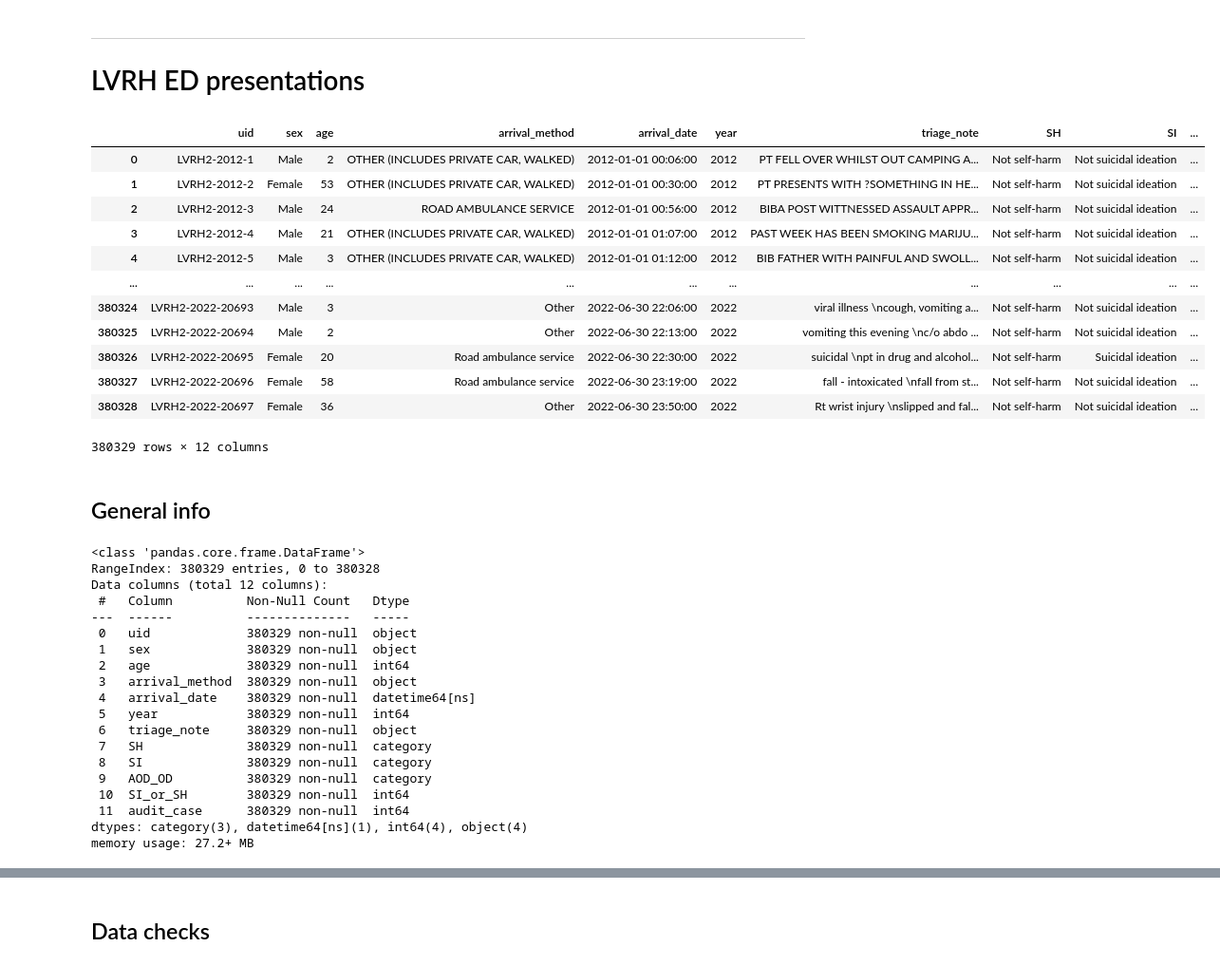
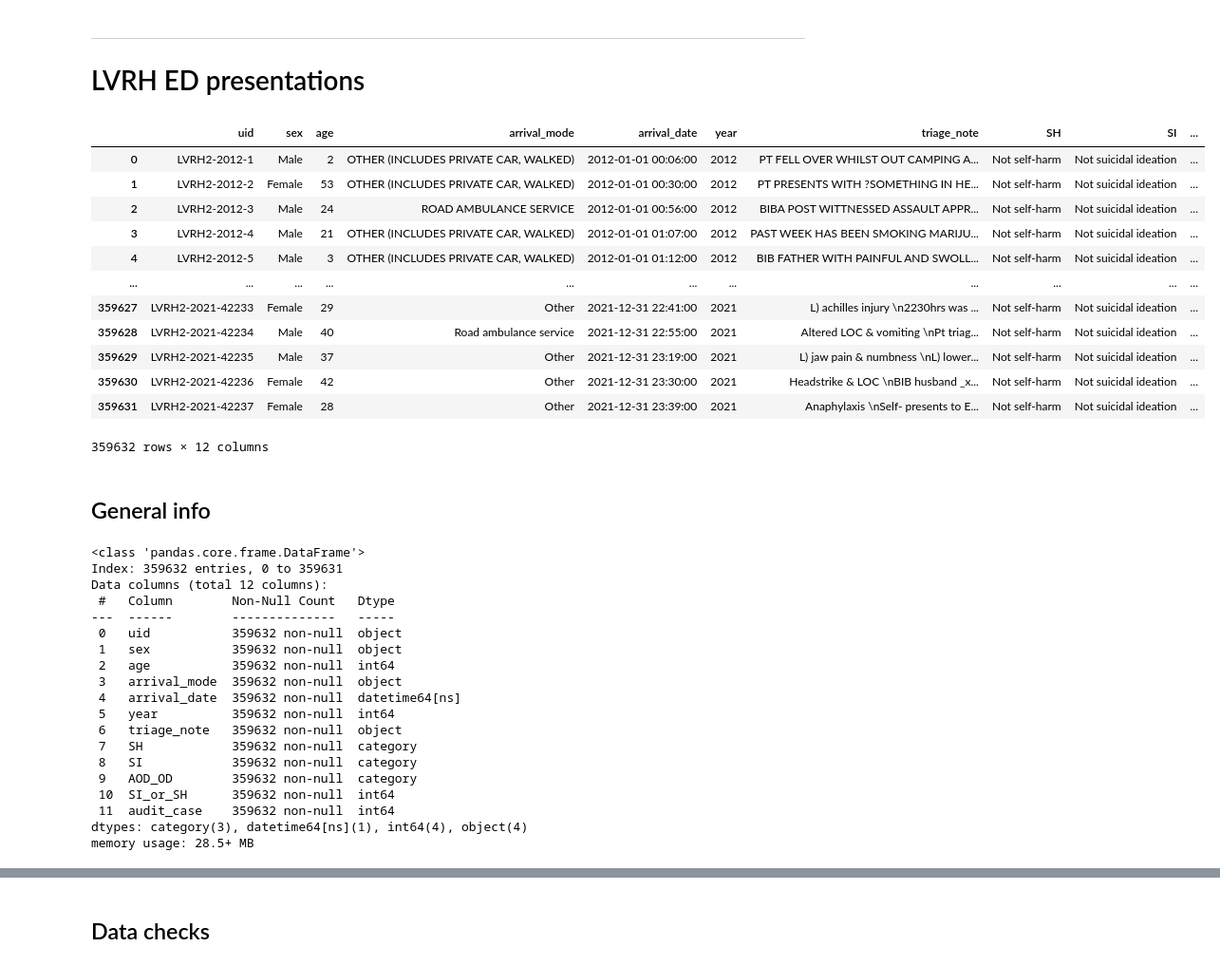
Before and after one commit to vlada-rozova/self-harm-triage-notes, a Jupyter notebook: notebooks/1b-clean-eda-lvrh.ipynb, the cells around one changed output, grey strips where cells are left out. Shown at 95% size. Saved outputs shown, nothing was run; the diff lists cells and outputs as text; code cells hidden in the pictures.

```diff
--- a/notebooks/1b-clean-eda-lvrh.ipynb
+++ b/notebooks/1b-clean-eda-lvrh.ipynb
@@ -29,45 +29,46 @@ ___
 # %%
 # Load data
 lvrh = pd.read_parquet(interim_data_dir / "lvrh_2012_2022.parquet", engine="pyarrow")
+lvrh = lvrh[lvrh.year < 2022].copy()
 lvrh
 # %% [output]
-|  | uid | sex | age | arrival_method | arrival_date | year | triage_note | SH | SI | ... |
+|  | uid | sex | age | arrival_mode | arrival_date | year | triage_note | SH | SI | ... |
 | 0 | LVRH2-2012-1 | Male | 2 | OTHER (INCLUDES PRIVATE CAR, WALKED) | 2012-01-01 00:06:00 | 2012 | PT FELL OVER WHILST OUT CAMPING A... | Not self-harm | Not suicidal ideation | ... |
 | 1 | LVRH2-2012-2 | Female | 53 | OTHER (INCLUDES PRIVATE CAR, WALKED) | 2012-01-01 00:30:00 | 2012 | PT PRESENTS WITH ?SOMETHING IN HE... | Not self-harm | Not suicidal ideation | ... |
 | 2 | LVRH2-2012-3 | Male | 24 | ROAD AMBULANCE SERVICE | 2012-01-01 00:56:00 | 2012 | BIBA POST WITTNESSED ASSAULT APPR... | Not self-harm | Not suicidal ideation | ... |
 | 3 | LVRH2-2012-4 | Male | 21 | OTHER (INCLUDES PRIVATE CAR, WALKED) | 2012-01-01 01:07:00 | 2012 | PAST WEEK HAS BEEN SMOKING MARIJU... | Not self-harm | Not suicidal ideation | ... |
 | 4 | LVRH2-2012-5 | Male | 3 | OTHER (INCLUDES PRIVATE CAR, WALKED) | 2012-01-01 01:12:00 | 2012 | BIB FATHER WITH PAINFUL AND SWOLL... | Not self-harm | Not suicidal ideation | ... |
 | ... | ... | ... | ... | ... | ... | ... | ... | ... | ... | ... |
-| 380324 | LVRH2-2022-20693 | Male | 3 | Other | 2022-06-30 22:06:00 | 2022 | viral illness \ncough, vomiting a... | Not self-harm | Not suicidal ideation | ... |
-| 380325 | LVRH2-2022-20694 | Male | 2 | Other | 2022-06-30 22:13:00 | 2022 | vomiting this evening \nc/o abdo ... | Not self-harm | Not suicidal ideation | ... |
-| 380326 | LVRH2-2022-20695 | Female | 20 | Road ambulance service | 2022-06-30 22:30:00 | 2022 | suicidal \npt in drug and alcohol... | Not self-harm | Suicidal ideation | ... |
-| 380327 | LVRH2-2022-20696 | Female | 58 | Road ambulance service | 2022-06-30 23:19:00 | 2022 | fall - intoxicated \nfall from st... | Not self-harm | Not suicidal ideation | ... |
-| 380328 | LVRH2-2022-20697 | Female | 36 | Other | 2022-06-30 23:50:00 | 2022 | Rt wrist injury \nslipped and fal... | Not self-harm | Not suicidal ideation | ... |
+| 359627 | LVRH2-2021-42233 | Female | 29 | Other | 2021-12-31 22:41:00 | 2021 | L) achilles injury \n2230hrs was ... | Not self-harm | Not suicidal ideation | ... |
+| 359628 | LVRH2-2021-42234 | Male | 40 | Road ambulance service | 2021-12-31 22:55:00 | 2021 | Altered LOC & vomiting \nPt triag... | Not self-harm | Not suicidal ideation | ... |
+| 359629 | LVRH2-2021-42235 | Male | 37 | Other | 2021-12-31 23:19:00 | 2021 | L) jaw pain & numbness \nL) lower... | Not self-harm | Not suicidal ideation | ... |
+| 359630 | LVRH2-2021-42236 | Female | 42 | Other | 2021-12-31 23:30:00 | 2021 | Headstrike & LOC \nBIB husband _x... | Not self-harm | Not suicidal ideation | ... |
+| 359631 | LVRH2-2021-42237 | Female | 28 | Other | 2021-12-31 23:39:00 | 2021 | Anaphylaxis \nSelf- presents to E... | Not self-harm | Not suicidal ideation | ... |
-380329 rows × 12 columns
+359632 rows × 12 columns
 # %% [markdown]
 ## General info
 # %%
 lvrh.info()
 # %% [output]
 <class 'pandas.core.frame.DataFrame'>
-RangeIndex: 380329 entries, 0 to 380328
+Index: 359632 entries, 0 to 359631
 Data columns (total 12 columns):
- #   Column          Non-Null Count   Dtype
----  ------          --------------   -----
- 0   uid             380329 non-null  object
- 1   sex             380329 non-null  object
- 2   age             380329 non-null  int64
- 3   arrival_method  380329 non-null  object
- 4   arrival_date    380329 non-null  datetime64[ns]
- 5   year            380329 non-null  int64
- 6   triage_note     380329 non-null  object
- 7   SH              380329 non-null  category
- 8   SI              380329 non-null  category
- 9   AOD_OD          380329 non-null  category
- 10  SI_or_SH        380329 non-null  int64
- 11  audit_case      380329 non-null  int64
+ #   Column        Non-Null Count   Dtype
+---  ------        --------------   -----
+ 0   uid           359632 non-null  object
+ 1   sex           359632 non-null  object
+ 2   age           359632 non-null  int64
+ 3   arrival_mode  359632 non-null  object
+ 4   arrival_date  359632 non-null  datetime64[ns]
+ 5   year          359632 non-null  int64
+ 6   triage_note   359632 non-null  object
+ 7   SH            359632 non-null  category
+ 8   SI            359632 non-null  category
+ 9   AOD_OD        359632 non-null  category
+ 10  SI_or_SH      359632 non-null  int64
+ 11  audit_case    359632 non-null  int64
 dtypes: category(3), datetime64[ns](1), int64(4), object(4)
-memory usage: 27.2+ MB
+memory usage: 28.5+ MB
 # %%
 lvrh.isna().sum()
 # %% [output]
```
Also changed, not shown: parts of 32 cells of this notebook, 2 other files.
